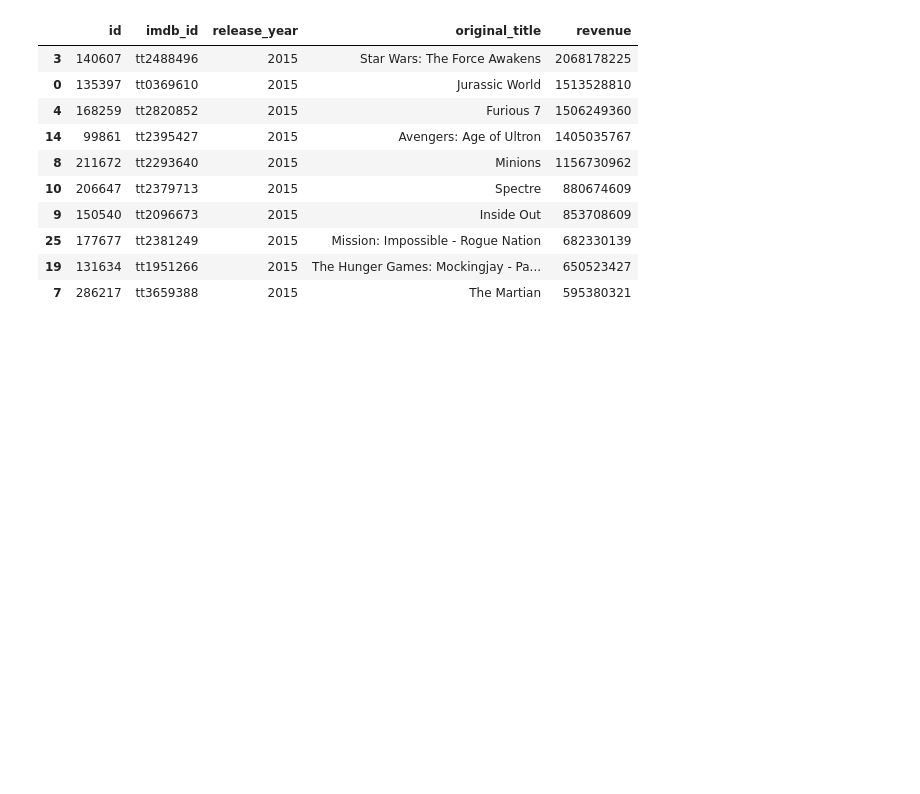
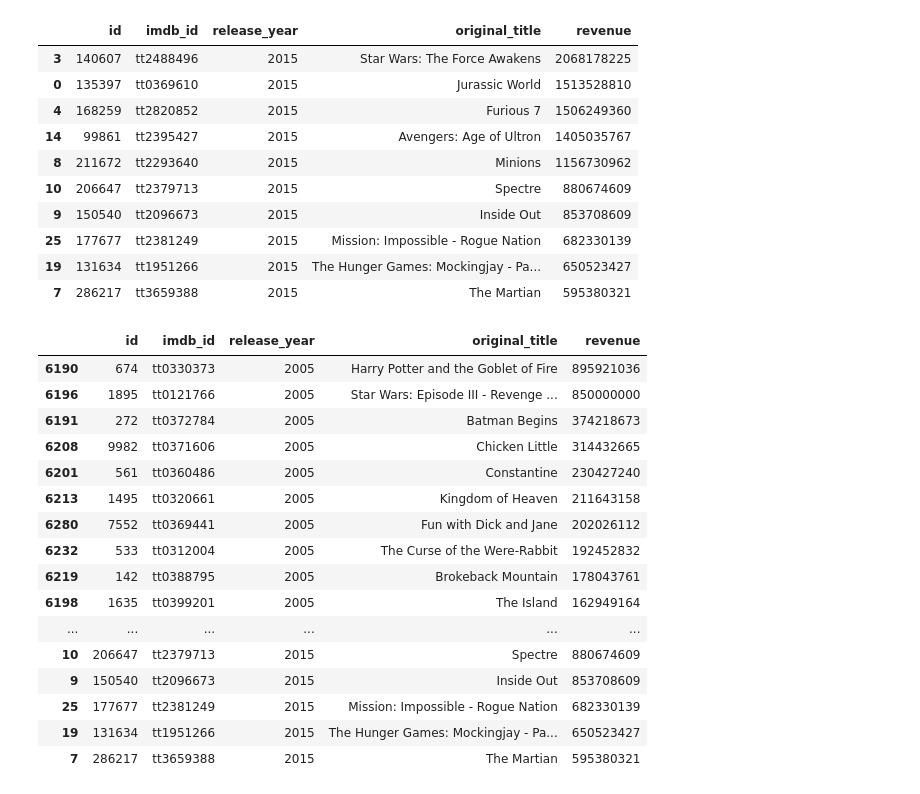
Before and after one commit to masiod/TMDb_movie_data, a Jupyter notebook: TMDB Final Project investigate dataset.ipynb, the cells around one changed output. Cells and saved outputs as stored; diff of their text form; code cells hidden in the pictures; blank space fills up the shorter version.

```diff
--- a/TMDB Final Project investigate dataset.ipynb
+++ b/TMDB Final Project investigate dataset.ipynb
@@ -328,5 +328,28 @@ df_ten_years_movies_result_2015
 | 25 | 177677 | tt2381249 | 2015 | Mission: Impossible - Rogue Nation | 682330139 |
 | 19 | 131634 | tt1951266 | 2015 | The Hunger Games: Mockingjay - Pa... | 650523427 |
 | 7 | 286217 | tt3659388 | 2015 | The Martian | 595380321 |
+# %%
+#we need to concat the two dataframe
+
+merged_df=pd.concat([df_ten_years_movies_result,df_ten_years_movies_result_2015])
+merged_df
+# %% [output]
+|  | id | imdb_id | release_year | original_title | revenue |
+| 6190 | 674 | tt0330373 | 2005 | Harry Potter and the Goblet of Fire | 895921036 |
+| 6196 | 1895 | tt0121766 | 2005 | Star Wars: Episode III - Revenge ... | 850000000 |
+| 6191 | 272 | tt0372784 | 2005 | Batman Begins | 374218673 |
+| 6208 | 9982 | tt0371606 | 2005 | Chicken Little | 314432665 |
+| 6201 | 561 | tt0360486 | 2005 | Constantine | 230427240 |
+| 6213 | 1495 | tt0320661 | 2005 | Kingdom of Heaven | 211643158 |
+| 6280 | 7552 | tt0369441 | 2005 | Fun with Dick and Jane | 202026112 |
+| 6232 | 533 | tt0312004 | 2005 | The Curse of the Were-Rabbit | 192452832 |
+| 6219 | 142 | tt0388795 | 2005 | Brokeback Mountain | 178043761 |
+| 6198 | 1635 | tt0399201 | 2005 | The Island | 162949164 |
+| ... | ... | ... | ... | ... | ... |
+| 10 | 206647 | tt2379713 | 2015 | Spectre | 880674609 |
+| 9 | 150540 | tt2096673 | 2015 | Inside Out | 853708609 |
+| 25 | 177677 | tt2381249 | 2015 | Mission: Impossible - Rogue Nation | 682330139 |
+| 19 | 131634 | tt1951266 | 2015 | The Hunger Games: Mockingjay - Pa... | 650523427 |
+| 7 | 286217 | tt3659388 | 2015 | The Martian | 595380321 |
 # %%
 # now we will compare the 20
```
Also changed, not shown: parts of 1 cell of this notebook.
